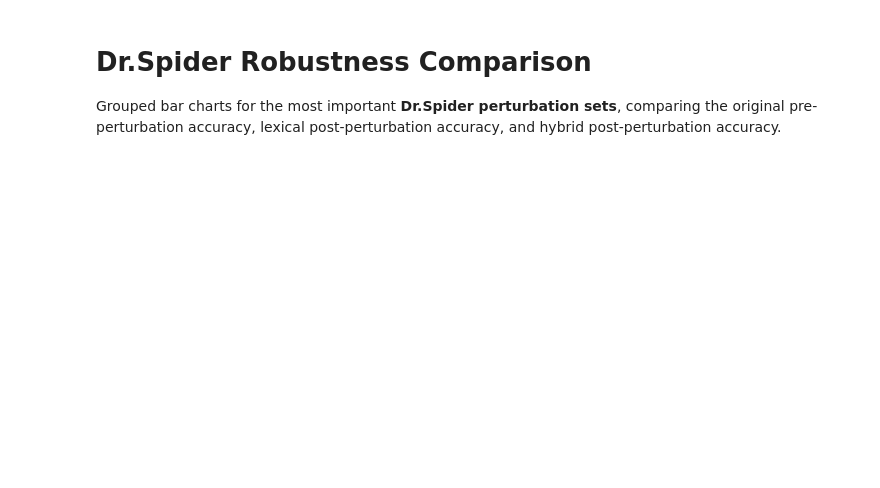
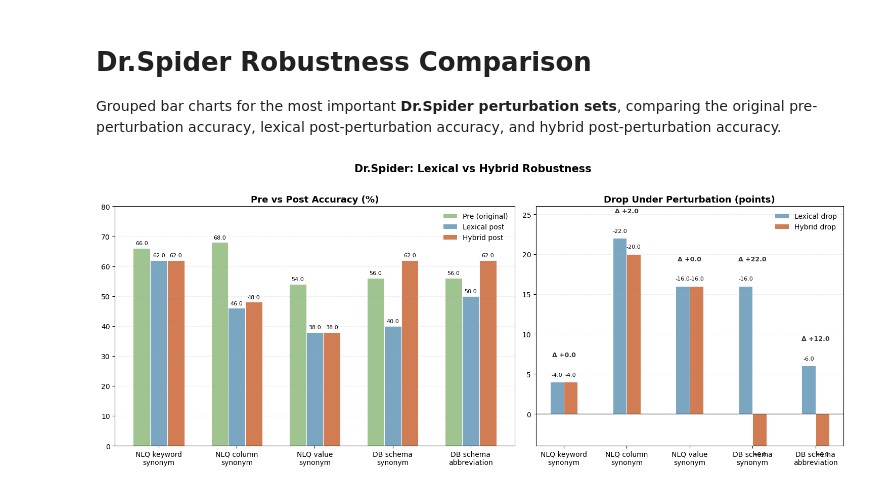
Before and after one commit to andreahcruz/266Project, a Jupyter notebook: insights.ipynb, the cells around one changed output. Cells and saved outputs as stored; diff of their text form; code cells hidden in the pictures; blank space fills up the shorter version.

```diff
--- a/insights.ipynb
+++ b/insights.ipynb
@@ -15,7 +15,6 @@ perturbations = [
 ]
 
 pre = np.array([66.0, 68.0, 54.0, 56.0, 56.0])
-post_perturbed = np.array([62.0, 46.0, 38.0, 40.0, 50.0])
 lexical_post = np.array([62.0, 46.0, 38.0, 40.0, 50.0])
 hybrid_post = np.array([62.0, 48.0, 38.0, 62.0, 62.0])
 
@@ -25,7 +24,6 @@ improvement = hybrid_post - lexical_post
 
 series = [
     ("Pre (original)", pre, "#9fc490"),
-    ("Post (perturbed)", post_perturbed, "#c9d3dd"),
     ("Lexical post", lexical_post, "#7aa6c2"),
     ("Hybrid post", hybrid_post, "#d17c52"),
 ]
@@ -38,10 +36,10 @@ fig, axes = plt.subplots(
 )
 
 x = np.arange(len(perturbations))
-width = 0.18
+width = 0.22
 
 for i, (label, values, color) in enumerate(series):
-    offset = (i - 1.5) * width
+    offset = (i - 1) * width
     axes[0].bar(x + offset, values, width=width, color=color, label=label, edgecolor="white", linewidth=0.7)
 
 axes[1].bar(x - width/2, lexical_drop, width=width, color="#7aa6c2", label="Lexical drop", edgecolor="white", linewidth=0.7)
@@ -50,31 +48,33 @@ axes[1].bar(x + width/2, hybrid_drop, width=width, color="#d17c52", label="Hybri
 axes[0].set_title("Pre vs Post Accuracy (%)", fontsize=13, weight="bold")
 axes[0].set_xticks(x)
 axes[0].set_xticklabels(perturbations, fontsize=10)
 axes[0].set_ylim(0, 80)
 axes[0].grid(axis="y", linestyle="--", alpha=0.25)
 axes[0].legend(frameon=False, loc="upper right")
 
 axes[1].axhline(0, color="#444444", linewidth=1)
 axes[1].set_title("Drop Under Perturbation (points)", fontsize=13, weight="bold")
 axes[1].set_xticks(x)
 axes[1].set_xticklabels(perturbations, fontsize=10)
 axes[1].set_ylim(-4, 26)
 axes[1].grid(axis="y", linestyle="--", alpha=0.25)
 axes[1].legend(frameon=False, loc="upper right")
 
 for i, (label, values, color) in enumerate(series):
-    offset = (i - 1.5) * width
+    offset = (i - 1) * width
     for j, val in enumerate(values):
         axes[0].text(j + offset, val + 0.8, f"{val:.1f}", ha="center", va="bottom", fontsize=8)
 
 for j, val in enumerate(lexical_drop):
     axes[1].text(j - width/2, val + 0.6, f"-{val:.1f}", ha="center", va="bottom", fontsize=8)
 for j, val in enumerate(hybrid_drop):
     axes[1].text(j + width/2, val + 0.6, f"-{val:.1f}" if val >= 0 else f"+{-val:.1f}", ha="center", va="bottom", fontsize=8)
 
 for j, val in enumerate(improvement):
     axes[1].text(j, max(lexical_drop[j], hybrid_drop[j]) + 3.0, f"Δ {val:+.1f}", ha="center", va="bottom", fontsize=9, weight="bold", color="#333333")
 
 fig.suptitle("Dr.Spider: Lexical vs Hybrid Robustness", fontsize=15, weight="bold", y=1.02)
 plt.tight_layout()
 plt.show()
+# %% [output]
+[figure, added]
```
Also changed, not shown: 1 other file.
